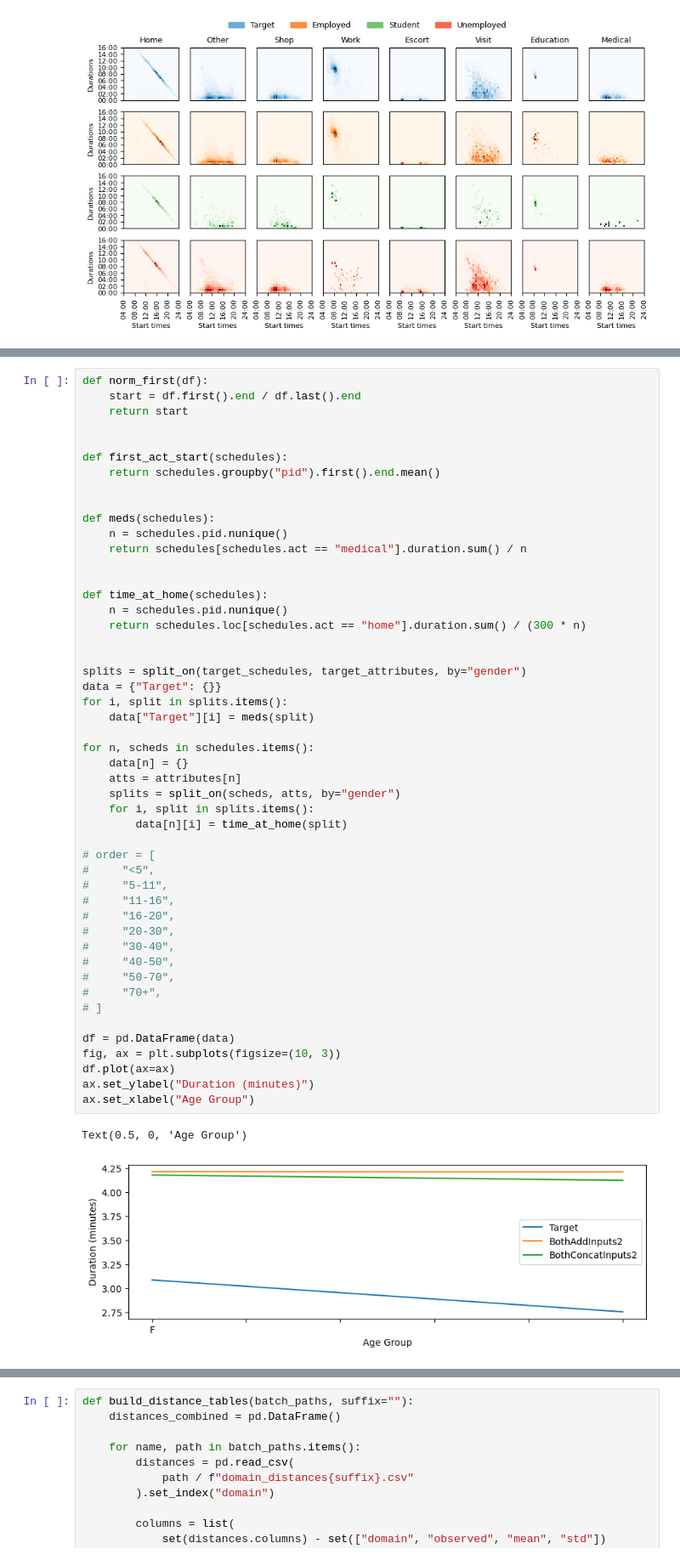
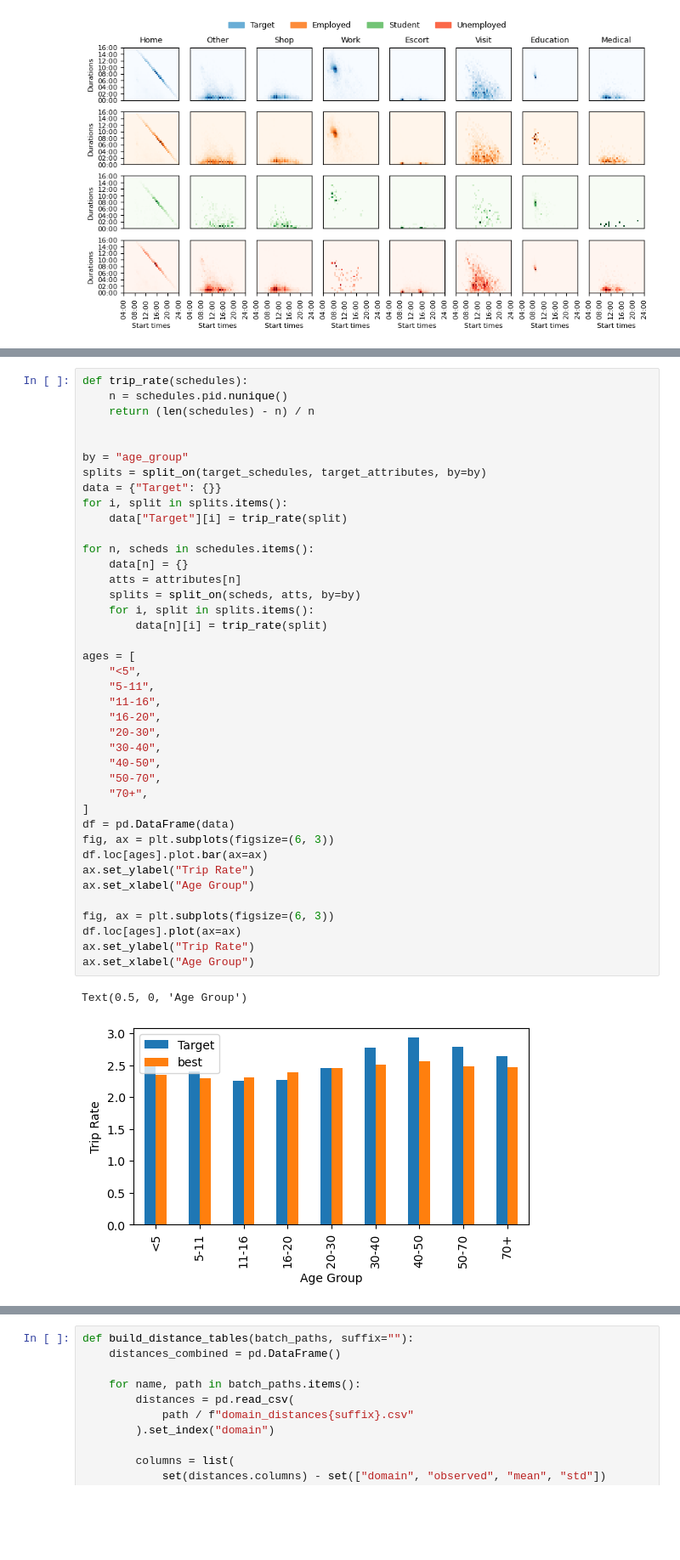
Before and after one commit to big-ucl/caveat, a Jupyter notebook: analysis/CVAE_analysis.ipynb, the cells around one changed output, grey strips where cells are left out. Shown at 85% size. Saved outputs shown, nothing was run; the diff lists cells and outputs as text; blank space fills up the shorter version.

```diff
--- a/analysis/CVAE_analysis.ipynb
+++ b/analysis/CVAE_analysis.ipynb
@@ -452,52 +462,43 @@ ax.set_xticks([1, 2, 3, 4, 5], ["lowest", "low", "medium", "high", "highest"])
 # %%
-def norm_first(df):
-    start = df.first().end / df.last().end
-    return start
+def trip_rate(schedules):
+    n = schedules.pid.nunique()
+    return (len(schedules) - n) / n
 
 
-def first_act_start(schedules):
-    return schedules.groupby("pid").first().end.mean()
-
-
-def meds(schedules):
-    n = schedules.pid.nunique()
-    return schedules[schedules.act == "medical"].duration.sum() / n
-
-
-def time_at_home(schedules):
-    n = schedules.pid.nunique()
-    return schedules.loc[schedules.act == "home"].duration.sum() / (300 * n)
-
-
-splits = split_on(target_schedules, target_attributes, by="gender")
+by = "age_group"
+splits = split_on(target_schedules, target_attributes, by=by)
 data = {"Target": {}}
 for i, split in splits.items():
-    data["Target"][i] = meds(split)
+    data["Target"][i] = trip_rate(split)
 
 for n, scheds in schedules.items():
     data[n] = {}
     atts = attributes[n]
-    splits = split_on(scheds, atts, by="gender")
+    splits = split_on(scheds, atts, by=by)
     for i, split in splits.items():
-        data[n][i] = time_at_home(split)
+        data[n][i] = trip_rate(split)
 
-# order = [
-#     "<5",
-#     "5-11",
-#     "11-16",
-#     "16-20",
-#     "20-30",
-#     "30-40",
-#     "40-50",
-#     "50-70",
-#     "70+",
-# ]
+ages = [
+    "<5",
+    "5-11",
+    "11-16",
+    "16-20",
+    "20-30",
+    "30-40",
+    "40-50",
+    "50-70",
+    "70+",
+]
+df = pd.DataFrame(data)
+fig, ax = plt.subplots(figsize=(6, 3))
+df.loc[ages].plot.bar(ax=ax)
+ax.set_ylabel("Trip Rate")
+ax.set_xlabel("Age Group")
 
-df = pd.DataFrame(data)
-fig, ax = plt.subplots(figsize=(10, 3))
-df.plot(ax=ax)
-ax.set_ylabel("Duration (minutes)")
+fig, ax = plt.subplots(figsize=(6, 3))
+df.loc[ages].plot(ax=ax)
+ax.set_ylabel("Trip Rate")
 ax.set_xlabel("Age Group")
 # %% [output]
 Text(0.5, 0, 'Age Group')
-[figure, old version]
+[figure, new version]
```
Also changed, not shown: parts of 13 cells of this notebook, 19 other files.
